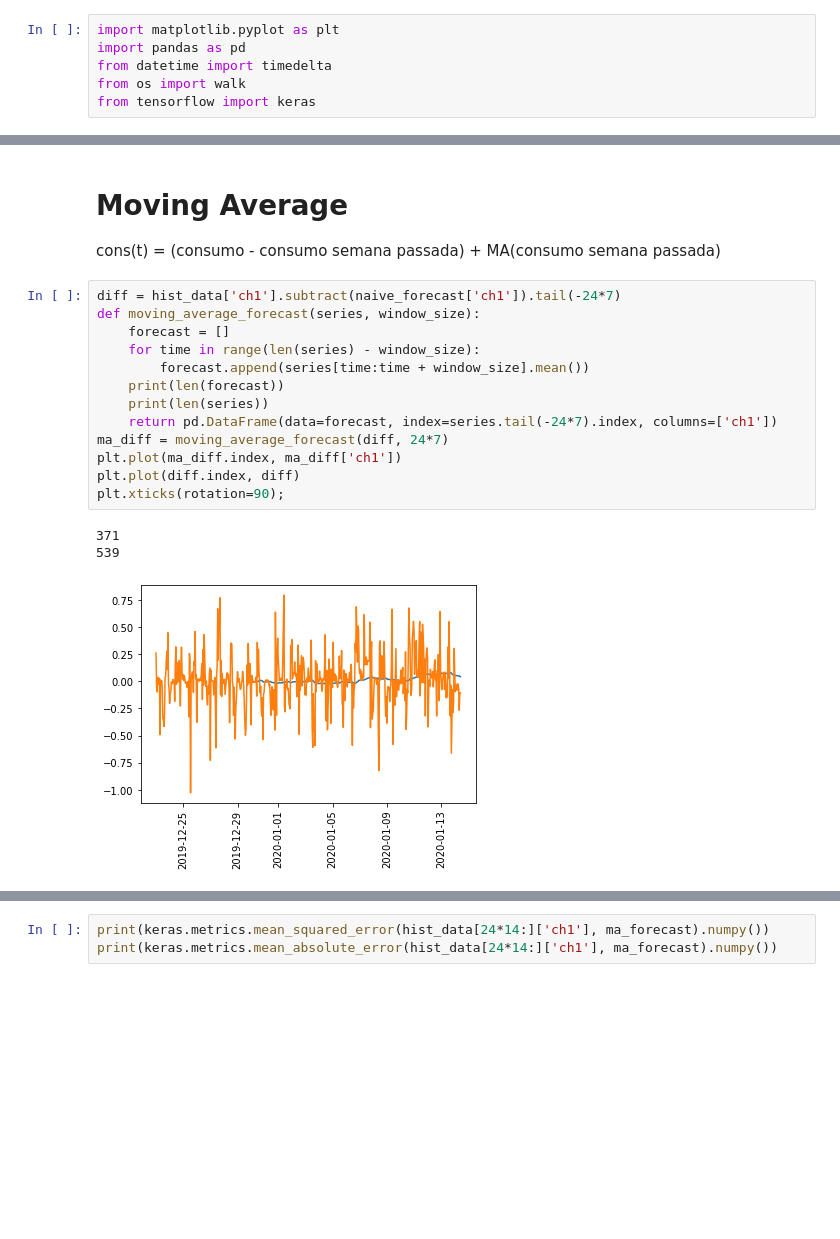
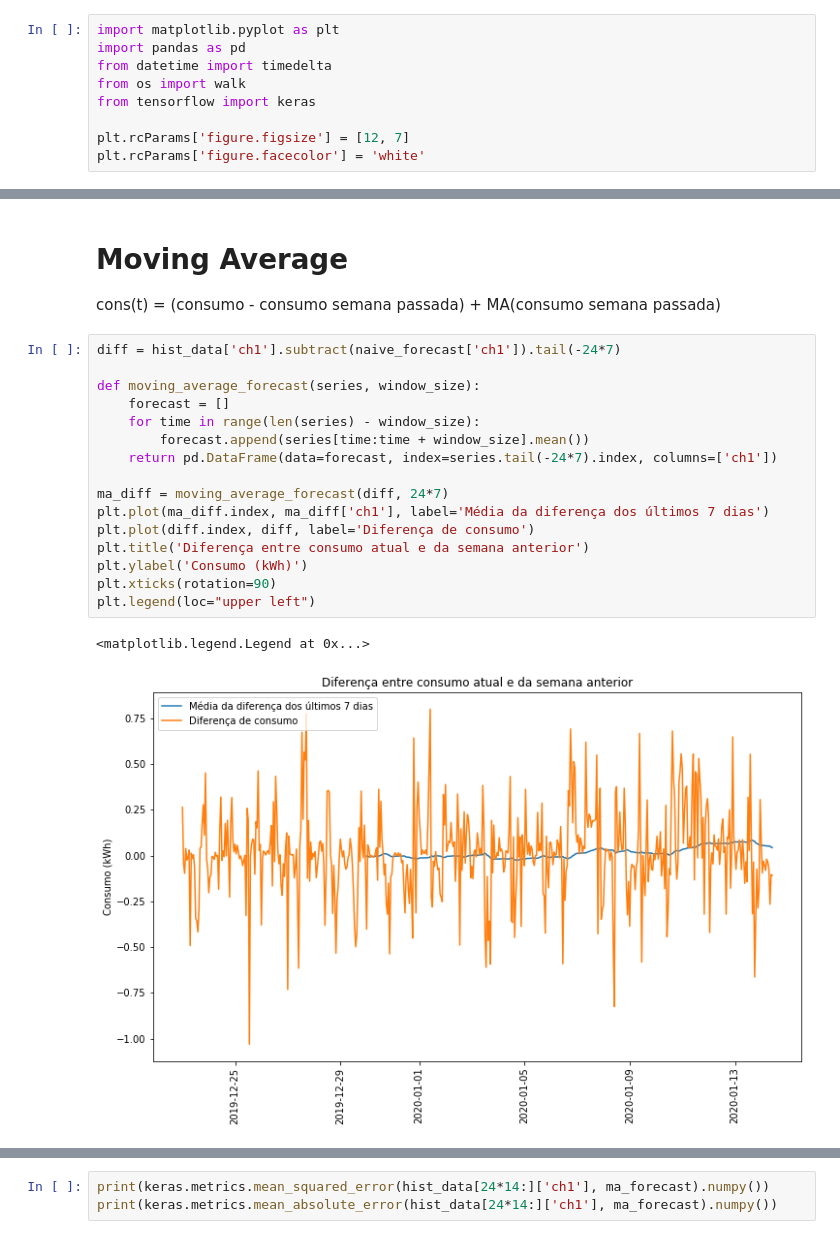
Before and after one commit to tiagoyukio12/estudo-exploratorio, a Jupyter notebook: Main.ipynb, the cells around one changed output, grey strips where cells are left out. Cells and saved outputs as stored; diff of their text form; blank space fills up the shorter version.

Commit message:
Format graphs

```diff
--- a/Main.ipynb
+++ b/Main.ipynb
@@ -4,6 +4,9 @@ import pandas as pd
 from datetime import timedelta
 from os import walk
 from tensorflow import keras
+
+plt.rcParams['figure.figsize'] = [12, 7]
+plt.rcParams['figure.facecolor'] = 'white'
 # %%
 data_dir = "./Dados_StoAndre"
 start_date = "16/12/2019"
@@ -109,20 +123,22 @@ print(keras.metrics.mean_absolute_error(hist_data[24*7:]['ch1'], naive_forecast[
 cons(t) = (consumo - consumo semana passada) + MA(consumo semana passada)
 # %%
 diff = hist_data['ch1'].subtract(naive_forecast['ch1']).tail(-24*7)
+
 def moving_average_forecast(series, window_size):
     forecast = []
     for time in range(len(series) - window_size):
         forecast.append(series[time:time + window_size].mean())
-    print(len(forecast))
-    print(len(series))
     return pd.DataFrame(data=forecast, index=series.tail(-24*7).index, columns=['ch1'])
+
 ma_diff = moving_average_forecast(diff, 24*7)
-plt.plot(ma_diff.index, ma_diff['ch1'])
-plt.plot(diff.index, diff)
-plt.xticks(rotation=90);
+plt.plot(ma_diff.index, ma_diff['ch1'], label='Média da diferença dos últimos 7 dias')
+plt.plot(diff.index, diff, label='Diferença de consumo')
+plt.title('Diferença entre consumo atual e da semana anterior')
+plt.ylabel('Consumo (kWh)')
+plt.xticks(rotation=90)
+plt.legend(loc="upper left")
 # %% [output]
-371
-539
+<matplotlib.legend.Legend at 0x...>
-[figure, old version]
+[figure, new version]
 # %%
 ma_forecast = ma_diff['ch1'].add(hist_data['ch1'].tail(-24*14))
```
Also changed, not shown: parts of 8 cells of this notebook.
